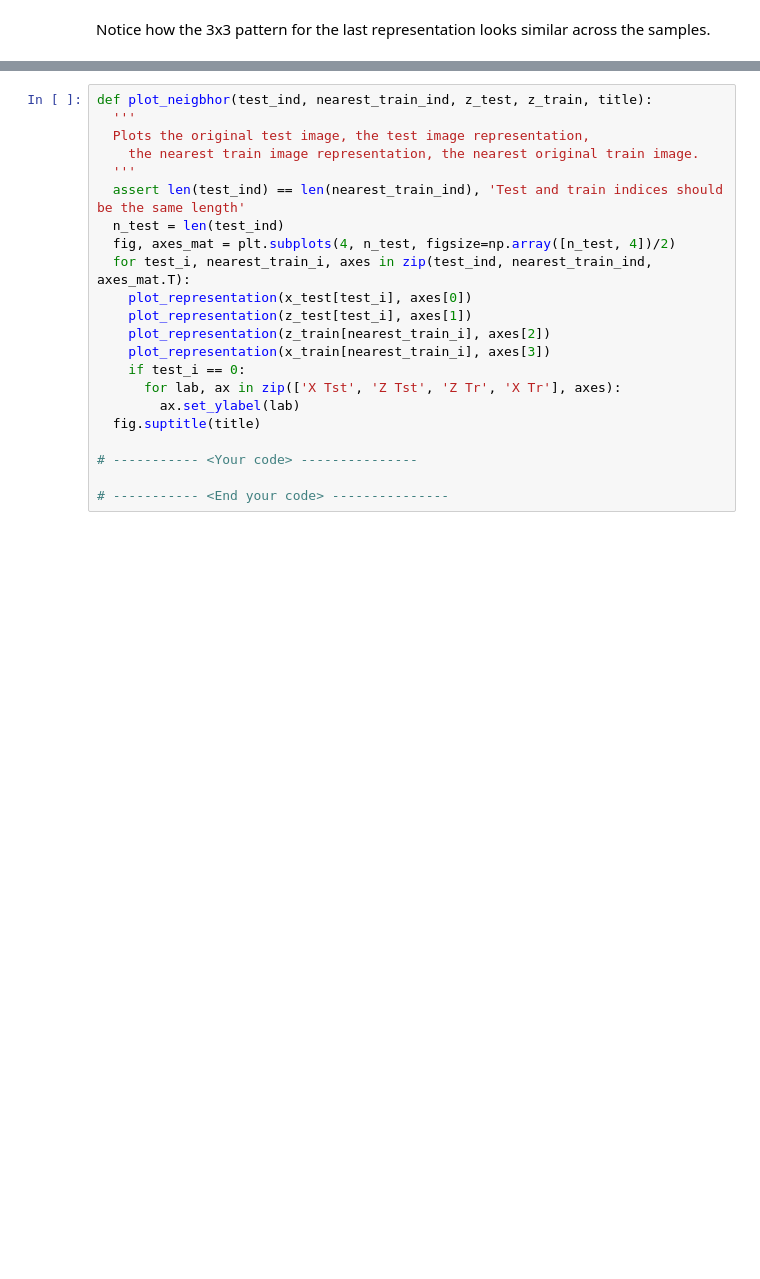
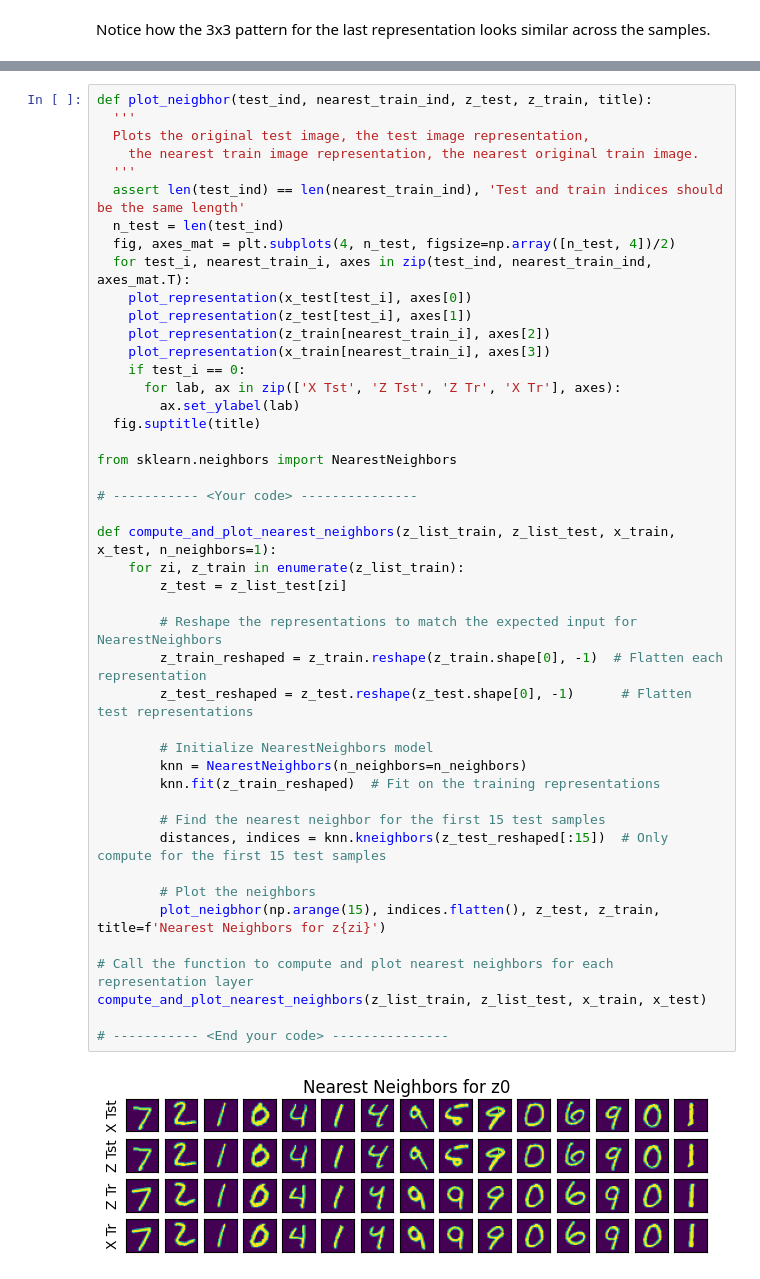
Before and after one commit to jung1230/Artificial_Intelligence, a Jupyter notebook: Assignment/Assignment_05/Assignment_05_Exercise.ipynb, the cells around one changed output, grey strips where cells are left out. Cells and saved outputs as stored; diff of their text form; blank space fills up the shorter version.

```diff
--- a/Assignment/Assignment_05/Assignment_05_Exercise.ipynb
+++ b/Assignment/Assignment_05/Assignment_05_Exercise.ipynb
@@ -428,22 +511,47 @@ Notes:
 # %%
 def plot_neigbhor(test_ind, nearest_train_ind, z_test, z_train, title):
   '''
   Plots the original test image, the test image representation,
     the nearest train image representation, the nearest original train image.
   '''
   assert len(test_ind) == len(nearest_train_ind), 'Test and train indices should be the same length'
   n_test = len(test_ind)
   fig, axes_mat = plt.subplots(4, n_test, figsize=np.array([n_test, 4])/2)
   for test_i, nearest_train_i, axes in zip(test_ind, nearest_train_ind, axes_mat.T):
     plot_representation(x_test[test_i], axes[0])
     plot_representation(z_test[test_i], axes[1])
     plot_representation(z_train[nearest_train_i], axes[2])
     plot_representation(x_train[nearest_train_i], axes[3])
     if test_i == 0:
       for lab, ax in zip(['X Tst', 'Z Tst', 'Z Tr', 'X Tr'], axes):
         ax.set_ylabel(lab)
   fig.suptitle(title)
 
+from sklearn.neighbors import NearestNeighbors
+
 # ----------- <Your code> ---------------
 
+def compute_and_plot_nearest_neighbors(z_list_train, z_list_test, x_train, x_test, n_neighbors=1):
+    for zi, z_train in enumerate(z_list_train):
+        z_test = z_list_test[zi]
+
+        # Reshape the representations to match the expected input for NearestNeighbors
+        z_train_reshaped = z_train.reshape(z_train.shape[0], -1)  # Flatten each representation
+        z_test_reshaped = z_test.reshape(z_test.shape[0], -1)      # Flatten test representations
+
+        # Initialize NearestNeighbors model
+        knn = NearestNeighbors(n_neighbors=n_neighbors)
+        knn.fit(z_train_reshaped)  # Fit on the training representations
+
+        # Find the nearest neighbor for the first 15 test samples
+        distances, indices = knn.kneighbors(z_test_reshaped[:15])  # Only compute for the first 15 test samples
+
+        # Plot the neighbors
+        plot_neigbhor(np.arange(15), indices.flatten(), z_test, z_train, title=f'Nearest Neighbors for z{zi}')
+
+# Call the function to compute and plot nearest neighbors for each representation layer
+compute_and_plot_nearest_neighbors(z_list_train, z_list_test, x_train, x_test)
+
 # ----------- <End your code> ---------------
+# %% [output]
+[figure, added]
```
Also changed, not shown: parts of 6 cells of this notebook.
